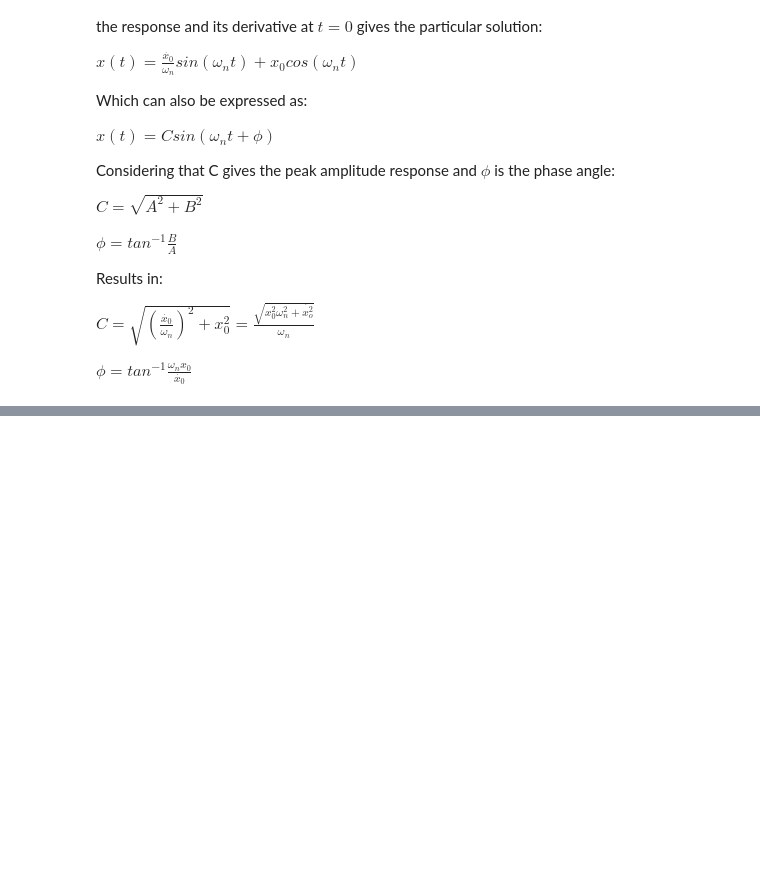
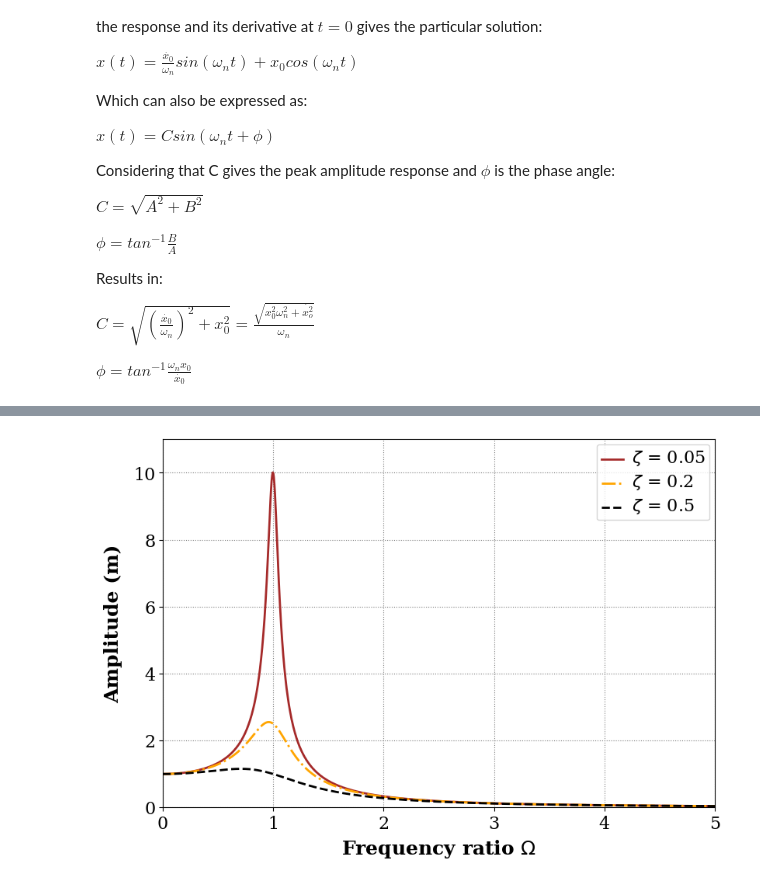
Before and after one commit to emiliomg0712/PIA_aeroelasticidad, a Jupyter notebook: PIA_aeroelasticidad.ipynb, the cells around one changed output, grey strips where cells are left out. Saved outputs shown, nothing was run; the diff lists cells and outputs as text; code cells hidden in the pictures; blank space fills up the shorter version.

```diff
--- a/PIA_aeroelasticidad.ipynb
+++ b/PIA_aeroelasticidad.ipynb
@@ -210,0 +263,84 @@ fig.set_size_inches(9, 6) # Resize the figure for better display in the noteb
+# %%
+import numpy as np    # numpy is the main module for numeric calculations, which will be called as np
+# Import the plotting module
+import matplotlib.pyplot as plt
+# Set up parameters
+wr = np.linspace(0,5,1000)          # Frequency ratio range for FRF plot
+
+zeta = 0.05
+FRF_mag_01 = np.abs(1/(1-wr**2 + 1j*2*zeta*wr))# Correction for getting X (amplitude)
+FRF_phase_01 = np.angle(1/(1-wr**2 + 1j*2*zeta*wr))* 180/np.pi
+
+zeta = 0.2
+FRF_mag_05 = np.abs(1/(1-wr**2 + 1j*2*zeta*wr))# Correction for getting X (amplitude)
+FRF_phase_05 = np.angle(1/(1-wr**2 + 1j*2*zeta*wr))* 180/np.pi
+
+zeta = 0.5
+FRF_mag_1 = np.abs(1/(1-wr**2 + 1j*2*zeta*wr))# Correction for getting X (amplitude)
+FRF_phase_1 = np.angle(1/(1-wr**2 + 1j*2*zeta*wr))* 180/np.pi
+
+# Plot the magnitude
+# Change the size of plot
+fig = plt.figure(figsize=(9,6))
+
+# Get current axes using gca
+ax = plt.gca()
+
+# Change the axis units to serif
+plt.setp(ax.get_ymajorticklabels(),family='serif',fontsize=16)
+plt.setp(ax.get_xmajorticklabels(),family='serif',fontsize=16)
+
+# Tweak spacing to prevent clipping of labels
+plt.subplots_adjust(bottom=0.17,left=0.17,top=0.96,right=0.96)
+
+# Plot grid can be activated and modified
+ax.grid(True,linestyle=':',color='0.5')
+ax.set_axisbelow(True)
+
+# Define axis labels
+plt.xlabel('Frequency ratio $\Omega$',family='serif',fontsize=18,weight='bold',labelpad=5)
+plt.ylabel('Amplitude (m)',family='serif',fontsize=18,weight='bold',labelpad=10)
+plt.plot(wr, FRF_mag_01,color="brown", linewidth=2, linestyle = '-', label=r'$\zeta$ = 0.05')
+plt.plot(wr, FRF_mag_05, color="orange",linewidth=2, linestyle = '-.', label=r'$\zeta$ = 0.2')
+plt.plot(wr, FRF_mag_1, color="black",linewidth=2, linestyle = '--', label=r'$\zeta$ = 0.5')
+
+#plt.plot(wr, FRF_mag_3, linewidth=2, linestyle = ':', label=r'$\zeta$ = 0.3')
+plt.xlim(0,5)
+plt.ylim(0,11)
+leg = plt.legend(loc='upper right', fancybox=True)
+ltext  = leg.get_texts()
+plt.setp(ltext,family='Serif',fontsize=16)
+
+# MAGNITUDE
+
+# Plot the phase
+
+# Change the size of plot
+fig = plt.figure(figsize=(9,6))
+
+# Get current axes using gca
+ax = plt.gca()
+
+# Change the axis units to serif
+plt.setp(ax.get_ymajorticklabels(),family='serif',fontsize=16)
+plt.setp(ax.get_xmajorticklabels(),family='serif',fontsize=16)
+
+# Tweak spacing to prevent clipping of labels
+plt.subplots_adjust(bottom=0.17,left=0.17,top=0.96,right=0.96)
+
+# Plot grid can be activated and modified
+ax.grid(True,linestyle=':',color='0.5')
+ax.set_axisbelow(True)
+
+# Define axis labels
+plt.xlabel('Frequency ratio $\Omega$',family='serif',fontsize=18,weight='bold',labelpad=5)
+plt.ylabel('FRF Phase angle',family='serif',fontsize=18,weight='bold',labelpad=10)
+plt.plot(wr, FRF_phase_01, color="black",linewidth=2, linestyle = '-', label=r'$\zeta$ = 0.05')
+plt.plot(wr, FRF_phase_05, color="red",linewidth=2, linestyle = '-.', label=r'$\zeta$ = 0.2')
+plt.plot(wr, FRF_phase_1, color="blue",linewidth=2, linestyle = '--', label=r'$\zeta$ = 0.5')
+
+plt.xlim(0,5)
+leg = plt.legend(loc='upper right', fancybox=True)
+ltext  = leg.get_texts()
+plt.setp(ltext,family='Serif',fontsize=16)
+# %% [output]
@@ -210,0 +348 @@ fig.set_size_inches(9, 6) # Resize the figure for better display in the noteb
+[figure, added]
```
Also changed, not shown: parts of 9 cells of this notebook, 2 other files.
